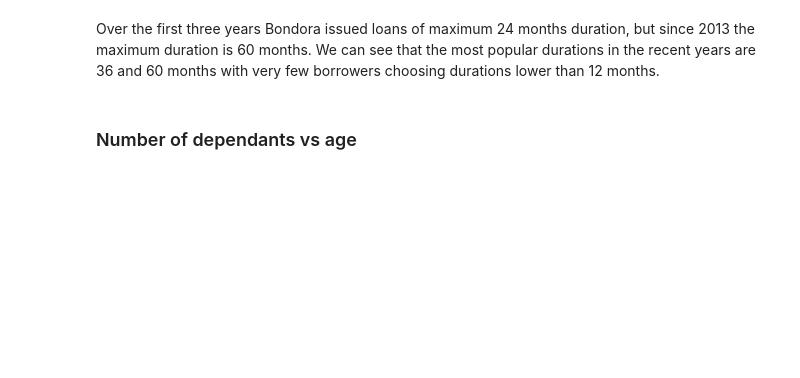
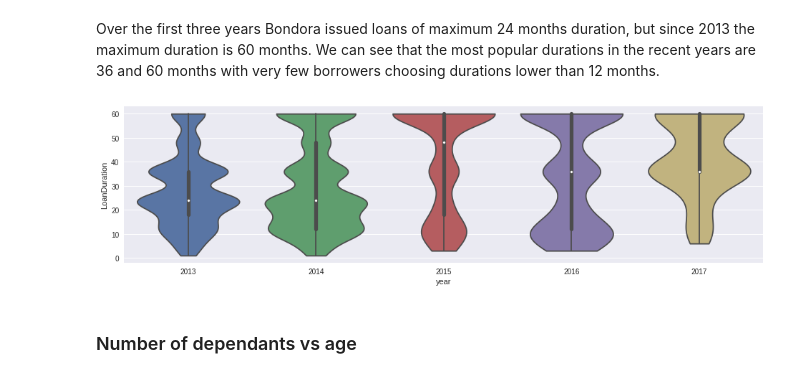
Before and after one commit to zczapran/datascienceintensive, a Jupyter notebook: capstone/Data Story.ipynb, the cells around one changed output. Drawn from its saved outputs; the diff is of its cells as text; code cells hidden in the pictures; blank space fills up the shorter version.

```diff
--- a/capstone/Data Story.ipynb
+++ b/capstone/Data Story.ipynb
@@ -21,3 +21,5 @@ sns.set(rc={"figure.figsize": (16, 4)})
 loandata = pd.read_csv("data/loandata.csv", low_memory=False)
 loandata['year'] = pd.to_datetime(loandata['ListedOnUTC']).dt.year
 loandata['yearmonth'] = pd.to_datetime(loandata['ListedOnUTC']).dt.to_period('M')
+recentld = loandata[loandata['year'] > 2012]
+repaid = recentld[recentld['Status'] == 'Repaid']
@@ -103,5 +105,9 @@ plot = sns.violinplot(cut=0, scale="width", x="year", y="LoanDuration", data=loa
 # %% [markdown]
 Over the first three years Bondora issued loans of maximum 24 months duration, but since 2013 the maximum duration is 60 months. We can see that the most popular durations in the recent years are 36 and 60 months with very few borrowers choosing durations lower than 12 months.
+# %%
+plot = sns.violinplot(cut=0, scale="width", x="year", y="LoanDuration", data=repaid[['year', 'LoanDuration']])
+# %% [output]
+[figure, added]
 # %% [markdown]
 ### Number of dependants vs age
 # %%
```
Also changed, not shown: parts of 23 cells of this notebook, 8 other files.
